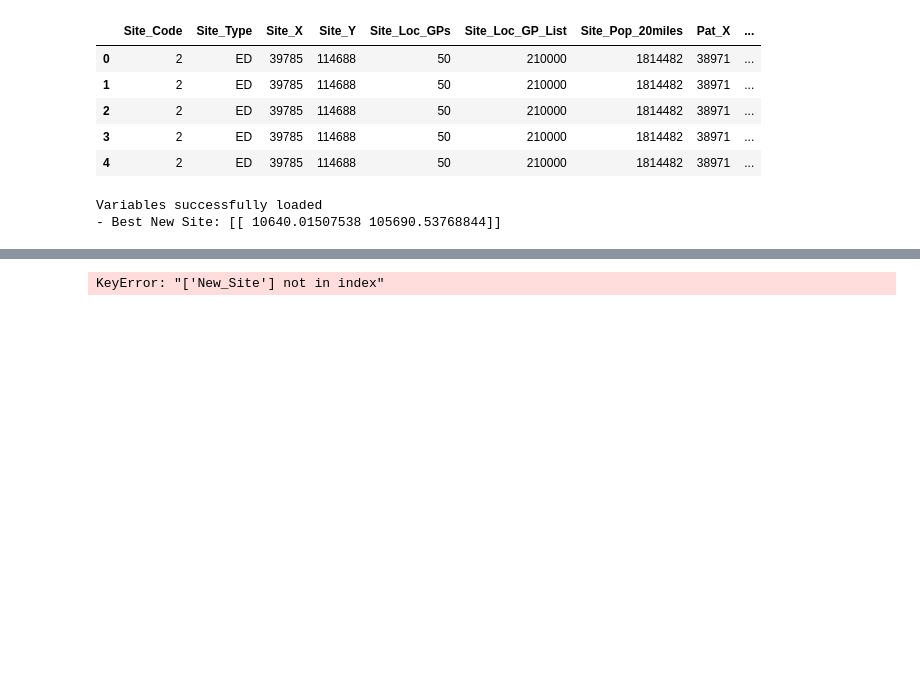
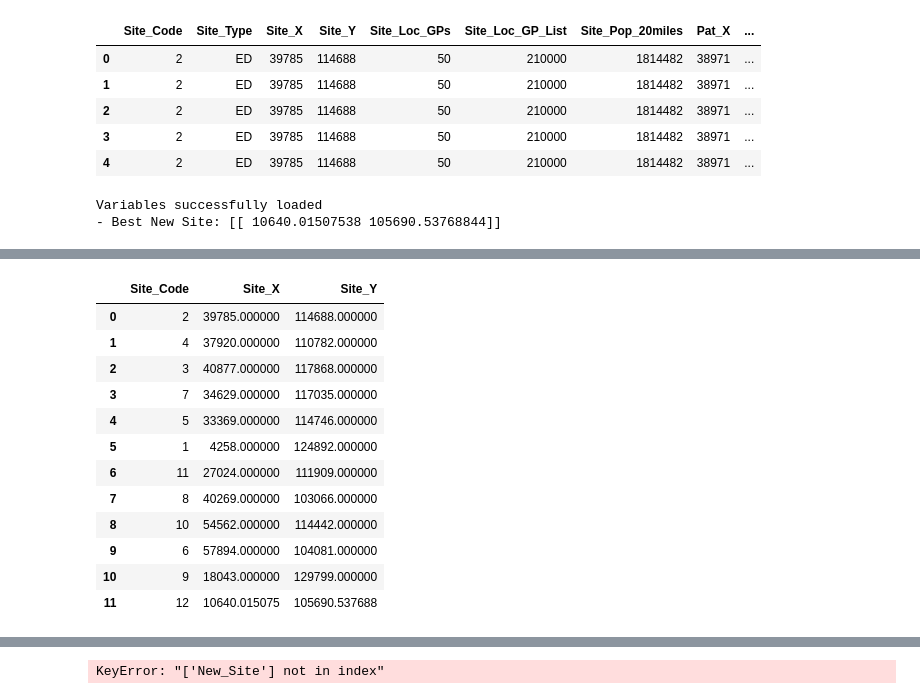
Before and after one commit to camillandreozzi/Operational_A-E, a Jupyter notebook: Best New Location/metrics.ipynb, the cells around one changed output, grey strips where cells are left out. Drawn from its saved outputs; the diff is of its cells as text; code cells hidden in the pictures; blank space fills up the shorter version.

```diff
--- a/Best New Location/metrics.ipynb
+++ b/Best New Location/metrics.ipynb
@@ -129,16 +328,32 @@ Name: Total_Time, dtype: float64
 # %%
 # Aggiunta del nuovo dipartimento
 df_new_site = pd.DataFrame({
-    'Site_Code': ['New_Site'],
+    'Site_Code': 12,
     'Site_X': best_new_site[0][0],
     'Site_Y': best_new_site[0][1]
 }, index=[0])
 
 # Unione con il DataFrame originale dopo aver eliminato i duplicati
 df_combined = pd.concat([
     df[['Site_Code', 'Site_X', 'Site_Y']].drop_duplicates(),
     df_new_site
 ], ignore_index=True)
+
+df_combined
+# %% [output]
+|  | Site_Code | Site_X | Site_Y |
+| 0 | 2 | 39785.000000 | 114688.000000 |
+| 1 | 4 | 37920.000000 | 110782.000000 |
+| 2 | 3 | 40877.000000 | 117868.000000 |
+| 3 | 7 | 34629.000000 | 117035.000000 |
+| 4 | 5 | 33369.000000 | 114746.000000 |
+| 5 | 1 | 4258.000000 | 124892.000000 |
+| 6 | 11 | 27024.000000 | 111909.000000 |
+| 7 | 8 | 40269.000000 | 103066.000000 |
+| 8 | 10 | 54562.000000 | 114442.000000 |
+| 9 | 6 | 57894.000000 | 104081.000000 |
+| 10 | 9 | 18043.000000 | 129799.000000 |
+| 11 | 12 | 10640.015075 | 105690.537688 |
 # %%
 # Unione delle coordinate dei pazienti e dei siti
 site_coords = df_combined
```
Also changed, not shown: parts of 13 cells of this notebook, 1 other file.
